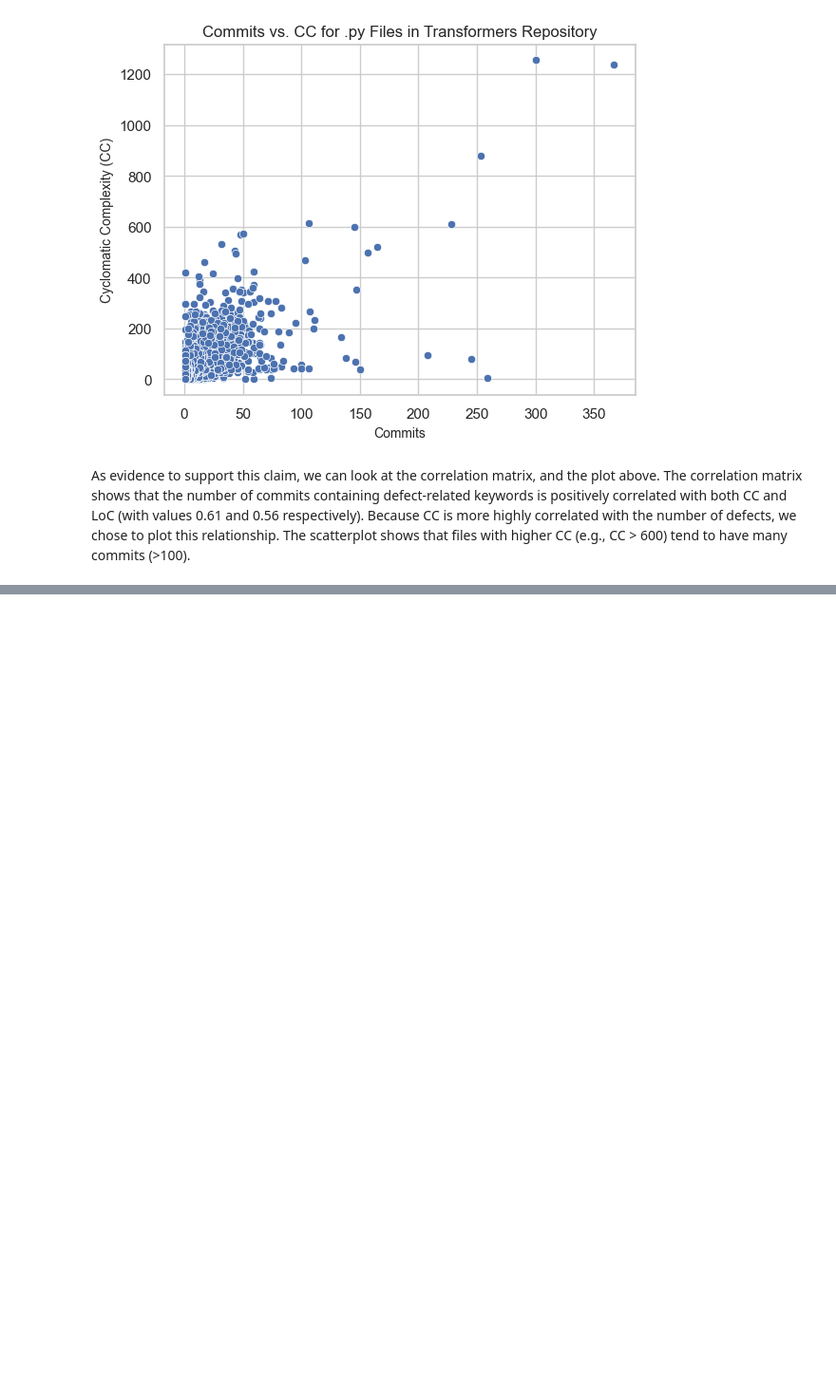
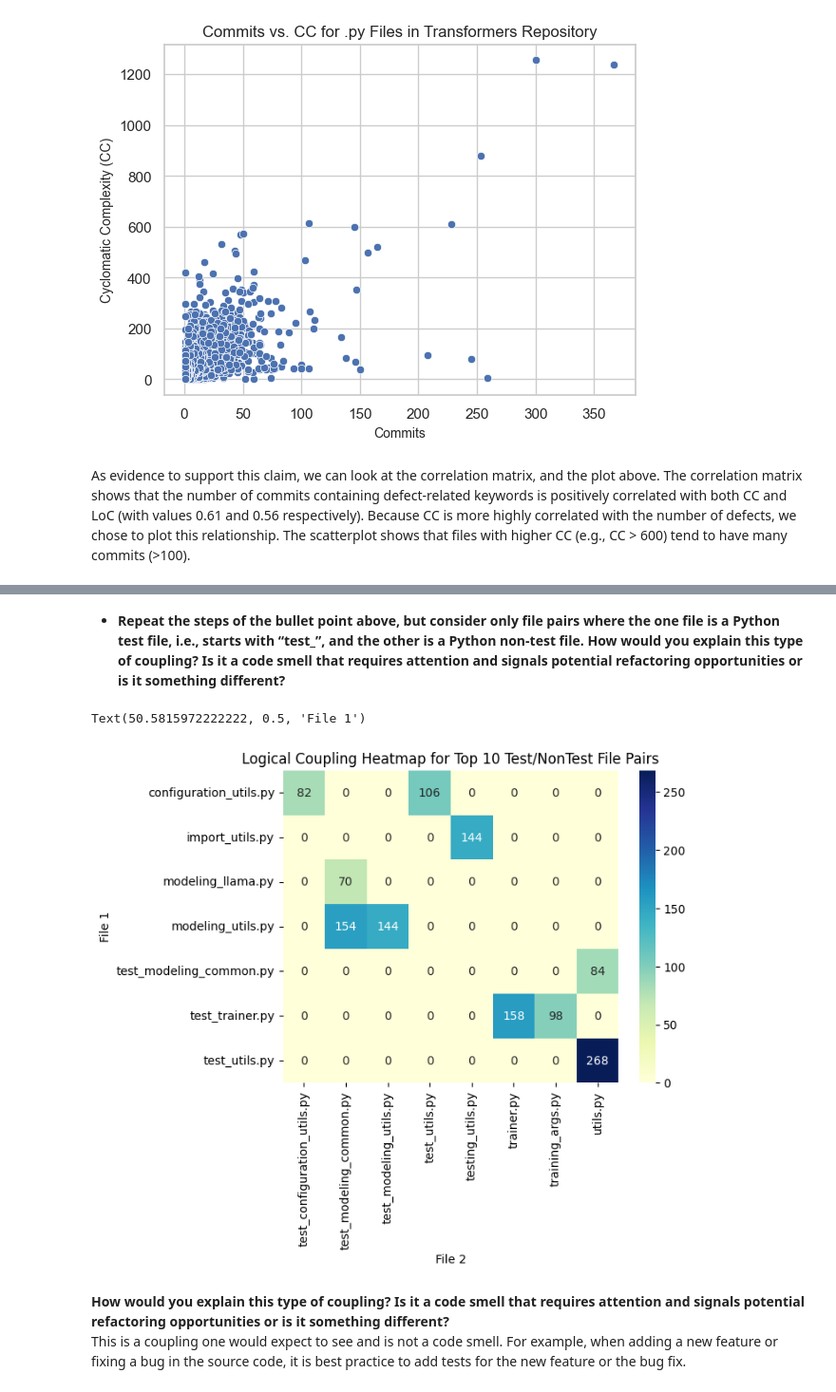
Before and after one commit to dominic-tobler/fss-group-dorech-FSS_SE_Sheet_1, a Jupyter notebook: sample.ipynb, the cells around one changed output, grey strips where cells are left out. Shown at 95% size. Saved outputs shown, nothing was run; the diff lists cells and outputs as text; code cells hidden in the pictures; blank space fills up the shorter version.

```diff
--- a/sample.ipynb
+++ b/sample.ipynb
@@ -302,0 +379,46 @@ As evidence to support this claim, we can look at the correlation matrix, and th
+# %% [markdown]
+* <b>Repeat the steps of the bullet point above, but consider only file pairs where the one file is a Python test file, i.e., starts with “test_”, and the other is a Python non-test file. How would you explain this type of coupling? Is it a code smell that requires attention and signals potential refactoring opportunities or is it something different?</b>
+# %%
+test_nontest= {}
+for commit in tqdm(all_commits):
+    files_in_commit = []
+    for modified_file in commit["modified_files"]:
+        if modified_file.filename.endswith(".py") and modified_file.filename != "__init__.py": # considering only python files
+            files_in_commit.append(modified_file.filename)
+    for file in files_in_commit:
+        for other_file in files_in_commit:
+            if file != other_file and (("test" in file.lower() and "test" not in other_file.lower()) or ("test" in other_file.lower() and "test" not in file.lower())):
+                pair = str(tuple(sorted([file, other_file])))
+                if pair not in test_nontest:
+                    test_nontest[pair] = 0
+                test_nontest[pair] += 1
+
+test_nontest_sorted = dict(sorted(test_nontest.items(), key=lambda item: item[1], reverse=True))
+
+with open("test_nontest_coupling.json", "w") as f:
+    json.dump(test_nontest_sorted, f, indent=4)
+# %%
+test_nontest_sorted_top_10 = dict(list(test_nontest_sorted.items())[:10])
+
+for key, value in test_nontest_sorted_top_10.items():
+    key_tuple = eval(key)
+    test_nontest_sorted_top_10[key] = {"count": value, "file_1": key_tuple[0], "file_2": key_tuple[1]}
+df_test_nontest_sorted = pd.DataFrame.from_dict(test_nontest_sorted_top_10, orient='index', columns=['count', 'file_1', 'file_2'])
+
+
+matrix = df_test_nontest_sorted.pivot_table(index='file_1',
+                                     columns='file_2',
+                                     values='count',
+                                     aggfunc=np.sum,
+                                     fill_value=0,)
+
+ax = sns.heatmap(matrix, annot=True, fmt="d", cmap="YlGnBu")
+ax.set_title('Logical Coupling Heatmap for Top 10 Test/NonTest File Pairs')
+ax.set_xlabel('File 2', fontsize=10)
+ax.set_ylabel('File 1', fontsize=10)
+# %% [output]
+Text(50.5815972222222, 0.5, 'File 1')
+[figure, added]
+# %% [markdown]
+<b>How would you explain this type of coupling? Is it a code smell that requires attention and signals potential refactoring opportunities or is it something different?</b><br>
+This is a coupling one would expect to see and is not a code smell. For example, when adding a new feature or fixing a bug in the source code, it is best practice to add tests for the new feature or the bug fix.
```
Also changed, not shown: parts of 6 cells of this notebook.
